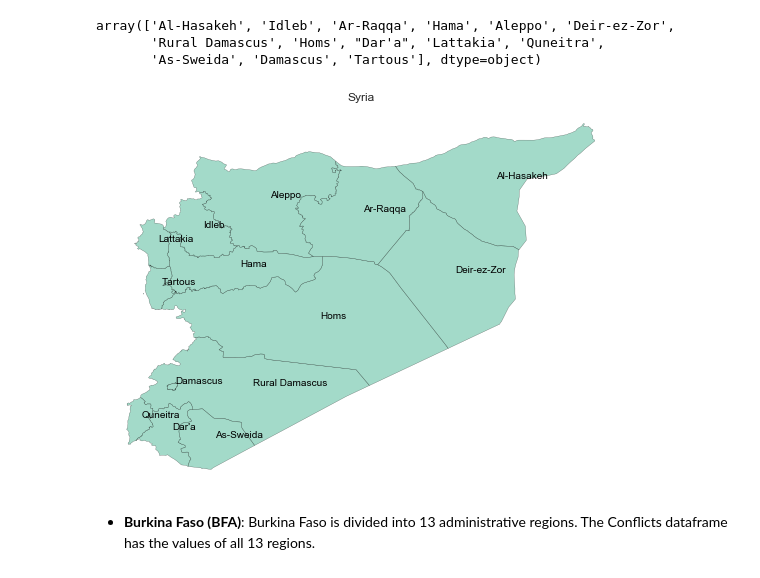
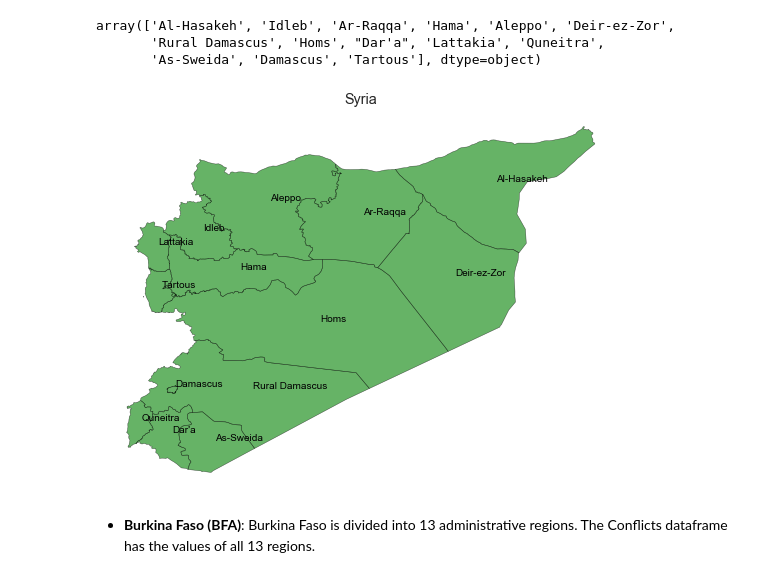
Before and after one commit to pietro-foini/ISI-WFP, a Jupyter notebook: project/Data Sources/Conflicts/Conflicts.ipynb, the cells around one changed output. Cells and saved outputs as stored; diff of their text form; code cells hidden in the pictures.

```diff
--- a/project/Data Sources/Conflicts/Conflicts.ipynb
+++ b/project/Data Sources/Conflicts/Conflicts.ipynb
@@ -158,9 +161,10 @@ array(['Al-Hasakeh', 'Idleb', 'Ar-Raqqa', 'Hama', 'Aleppo', 'Deir-ez-Zor',
        'Rural Damascus', 'Homs', "Dar'a", 'Lattakia', 'Quneitra',
        'As-Sweida', 'Damascus', 'Tartous'], dtype=object)
 # %%
-draw_adminstratas("Syria", AdminStratas["Syria"], "../Shape Files/shapefiles/Syria/administrative level 1", figsize = (10, 7), cmap = "Set2", annotation = True)
+draw_adminstratas("Syria", AdminStratas["Syria"], "../Shape Files/shapefiles/Syria/administrative level 1", figsize = (10, 7),
+                  cmap = "ocean", annotation = True, path_to_save = PATH_TO_SAVE_DATA + "Syria/map_conflict_syria.png", dpi = 300)
 # %% [output]
-[figure, old version]
+[figure, new version]
 # %% [markdown]
 - **Burkina Faso (BFA)**: Burkina Faso is divided into 13 administrative regions. The Conflicts dataframe has the values of all 13 regions.
 # %%
```
Also changed, not shown: parts of 7 cells of this notebook, 54 other files.
